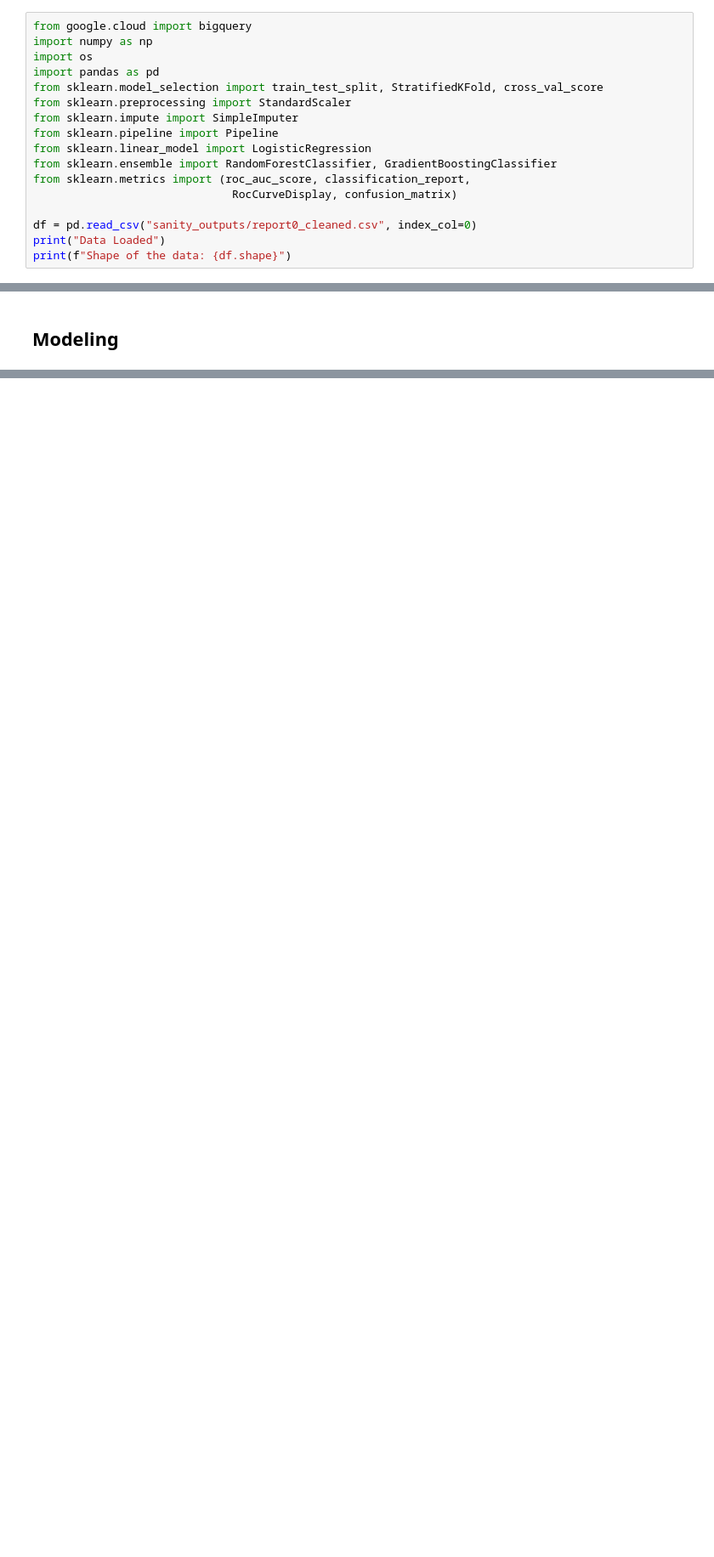
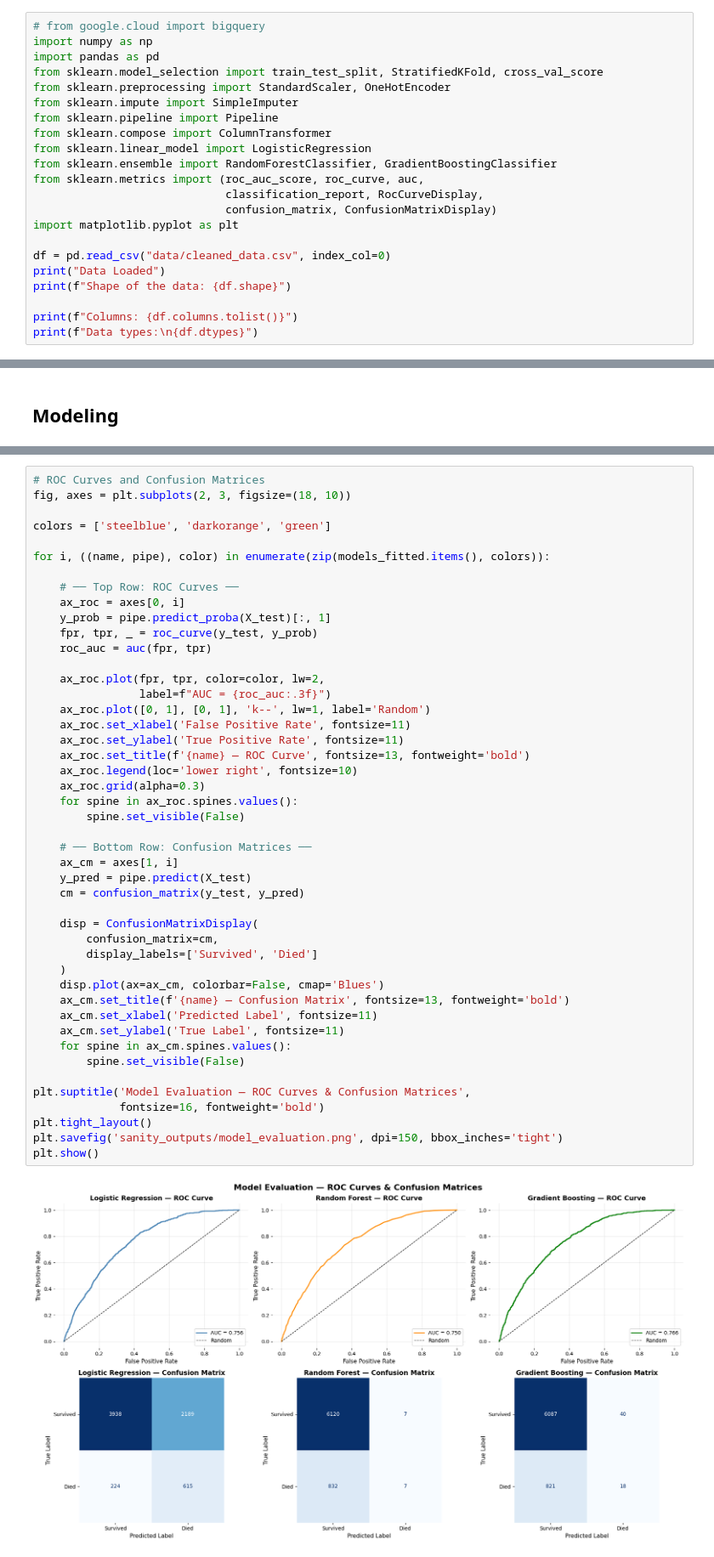
Before and after one commit to UCSF-DataSci/final-project-jack-neary, a Jupyter notebook: modeling.ipynb, the cells around one changed output, grey strips where cells are left out. Shown at 85% size. Saved outputs shown, nothing was run; the diff lists cells and outputs as text; blank space fills up the shorter version.

Commit message:
- Built model pipeline - Added preliminary result

```diff
--- a/modeling.ipynb
+++ b/modeling.ipynb
@@ -1,21 +1,26 @@
 # %% [markdown]
 ## Load Data and Libraries
 # %%
-from google.cloud import bigquery
+# from google.cloud import bigquery
 import numpy as np
-import os
 import pandas as pd
 from sklearn.model_selection import train_test_split, StratifiedKFold, cross_val_score
-from sklearn.preprocessing import StandardScaler
+from sklearn.preprocessing import StandardScaler, OneHotEncoder
 from sklearn.impute import SimpleImputer
 from sklearn.pipeline import Pipeline
+from sklearn.compose import ColumnTransformer
 from sklearn.linear_model import LogisticRegression
 from sklearn.ensemble import RandomForestClassifier, GradientBoostingClassifier
-from sklearn.metrics import (roc_auc_score, classification_report,
-                              RocCurveDisplay, confusion_matrix)
+from sklearn.metrics import (roc_auc_score, roc_curve, auc,
+                             classification_report, RocCurveDisplay,
+                             confusion_matrix, ConfusionMatrixDisplay)
+import matplotlib.pyplot as plt
 
-df = pd.read_csv("sanity_outputs/report0_cleaned.csv", index_col=0)
+df = pd.read_csv("data/cleaned_data.csv", index_col=0)
 print("Data Loaded")
 print(f"Shape of the data: {df.shape}")
+
+print(f"Columns: {df.columns.tolist()}")
+print(f"Data types:\n{df.dtypes}")
 # %% [output]
 Data Loaded
@@ -79,0 +168,48 @@ models = {
+# %%
+# ROC Curves and Confusion Matrices
+fig, axes = plt.subplots(2, 3, figsize=(18, 10))
+
+colors = ['steelblue', 'darkorange', 'green']
+
+for i, ((name, pipe), color) in enumerate(zip(models_fitted.items(), colors)):
+
+    # ── Top Row: ROC Curves ──
+    ax_roc = axes[0, i]
+    y_prob = pipe.predict_proba(X_test)[:, 1]
+    fpr, tpr, _ = roc_curve(y_test, y_prob)
+    roc_auc = auc(fpr, tpr)
+
+    ax_roc.plot(fpr, tpr, color=color, lw=2,
+                label=f"AUC = {roc_auc:.3f}")
+    ax_roc.plot([0, 1], [0, 1], 'k--', lw=1, label='Random')
+    ax_roc.set_xlabel('False Positive Rate', fontsize=11)
+    ax_roc.set_ylabel('True Positive Rate', fontsize=11)
+    ax_roc.set_title(f'{name} — ROC Curve', fontsize=13, fontweight='bold')
+    ax_roc.legend(loc='lower right', fontsize=10)
+    ax_roc.grid(alpha=0.3)
+    for spine in ax_roc.spines.values():
+        spine.set_visible(False)
+
+    # ── Bottom Row: Confusion Matrices ──
+    ax_cm = axes[1, i]
+    y_pred = pipe.predict(X_test)
+    cm = confusion_matrix(y_test, y_pred)
+
+    disp = ConfusionMatrixDisplay(
+        confusion_matrix=cm,
+        display_labels=['Survived', 'Died']
+    )
+    disp.plot(ax=ax_cm, colorbar=False, cmap='Blues')
+    ax_cm.set_title(f'{name} — Confusion Matrix', fontsize=13, fontweight='bold')
+    ax_cm.set_xlabel('Predicted Label', fontsize=11)
+    ax_cm.set_ylabel('True Label', fontsize=11)
+    for spine in ax_cm.spines.values():
+        spine.set_visible(False)
+
+plt.suptitle('Model Evaluation — ROC Curves & Confusion Matrices',
+             fontsize=16, fontweight='bold')
+plt.tight_layout()
+plt.savefig('sanity_outputs/model_evaluation.png', dpi=150, bbox_inches='tight')
+plt.show()
+# %% [output]
+[figure, added]
```
Also changed, not shown: parts of 8 cells of this notebook, 3 other files.
